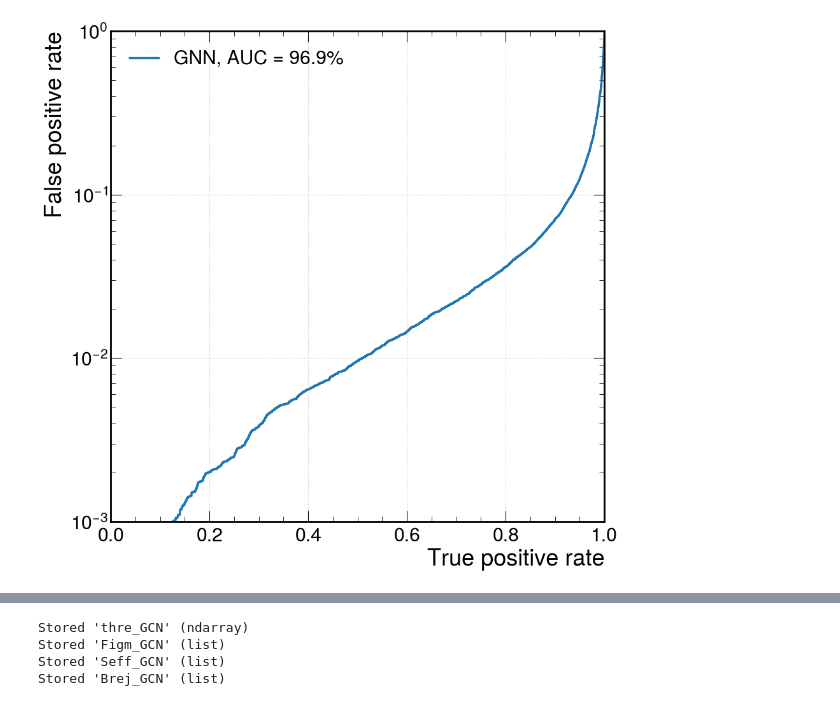
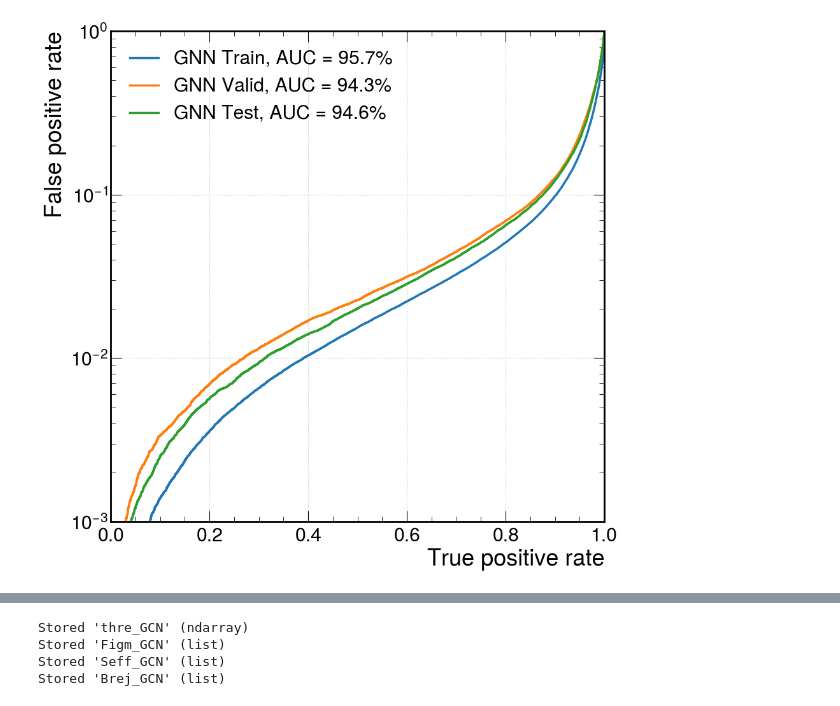
Before and after one commit to FabianKellerer/NEXT_Graphs, a Jupyter notebook: GCN Analysis.ipynb, the cells around one changed output, grey strips where cells are left out. Cells and saved outputs as stored; diff of their text form; code cells hidden in the pictures.

```diff
--- a/GCN Analysis.ipynb
+++ b/GCN Analysis.ipynb
@@ -52,26 +120,41 @@ plt.style.use(hep.style.ROOT)
 # create ROC curves
 try:
     fpr_gnn, tpr_gnn, threshold_gnn = roc_curve(y_test, y_pred)
+    fpr_train, tpr_train, threshold_train = roc_curve(y_train, y_pred_train)
+    fpr_valid, tpr_valid, threshold_valid = roc_curve(y_valid, y_pred_valid)
     y_test = y_test.to_numpy()
     y_pred = y_pred.to_numpy()
+    y_train = y_train.to_numpy()
+    y_pred_train = y_pred_train.to_numpy()
+    y_valid = y_valid.to_numpy()
+    y_pred_valid = y_pred_valid.to_numpy()
 except:
     y_test = np.array(y_test).flatten()
     y_pred = np.array(y_pred['Predicted Probability Class 1']).flatten()
+    y_train = np.array(y_train).flatten()
+    y_pred_train = np.array(y_pred_train['Predicted Probability Class 1']).flatten()
+    y_valid = np.array(y_valid).flatten()
+    y_pred_valid = np.array(y_pred_valid['Predicted Probability Class 1']).flatten()
     fpr_gnn, tpr_gnn, threshold_gnn = roc_curve(y_test, y_pred)
-
-# plot ROC curves
-plt.figure()
-plt.plot(tpr_gnn, fpr_gnn, lw=2.5, label="GNN, AUC = {:.1f}%".format(auc(fpr_gnn,tpr_gnn)*100))
-plt.xlabel(r'True positive rate')
-plt.ylabel(r'False positive rate')
-plt.semilogy()
-plt.ylim(0.001, 1)
-plt.xlim(0, 1)
-plt.grid(True)
-plt.legend(loc='upper left')
-plt.show()
+    fpr_train, tpr_train, threshold_train = roc_curve(y_train, y_pred_train)
+    fpr_valid, tpr_valid, threshold_valid = roc_curve(y_valid, y_pred_valid)
-# %% [output]
-[figure, removed]
+# %%
+
+# plot ROC curves
+plt.figure()
+plt.plot(tpr_train, fpr_train, lw=2.5, label="GNN Train, AUC = {:.1f}%".format(auc(fpr_train,tpr_train)*100))
+plt.plot(tpr_valid, fpr_valid, lw=2.5, label="GNN Valid, AUC = {:.1f}%".format(auc(fpr_valid,tpr_valid)*100))
+plt.plot(tpr_gnn, fpr_gnn, lw=2.5, label="GNN Test, AUC = {:.1f}%".format(auc(fpr_gnn,tpr_gnn)*100))
+plt.xlabel(r'True positive rate')
+plt.ylabel(r'False positive rate')
+plt.semilogy()
+plt.ylim(0.001, 1)
+plt.xlim(0, 1)
+plt.grid(True)
+plt.legend(loc='upper left')
+plt.show()
+# %% [output]
+[figure, added]
 # %%
 B_score = []
 S_score = []
```
Also changed, not shown: parts of 16 cells of this notebook, 3 other files.
